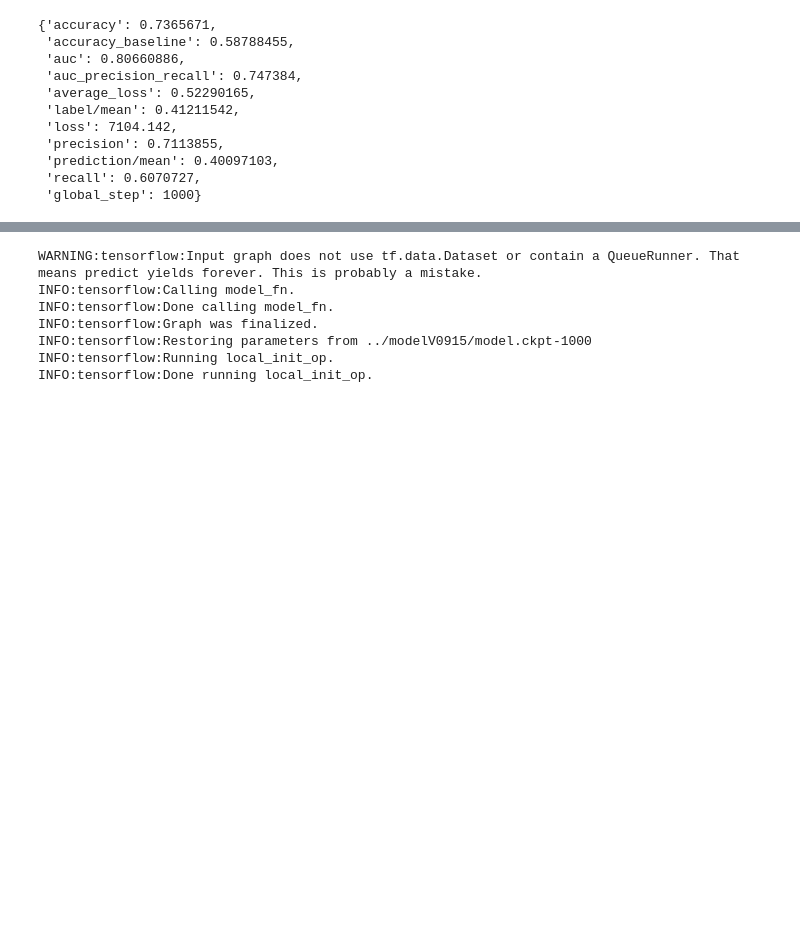
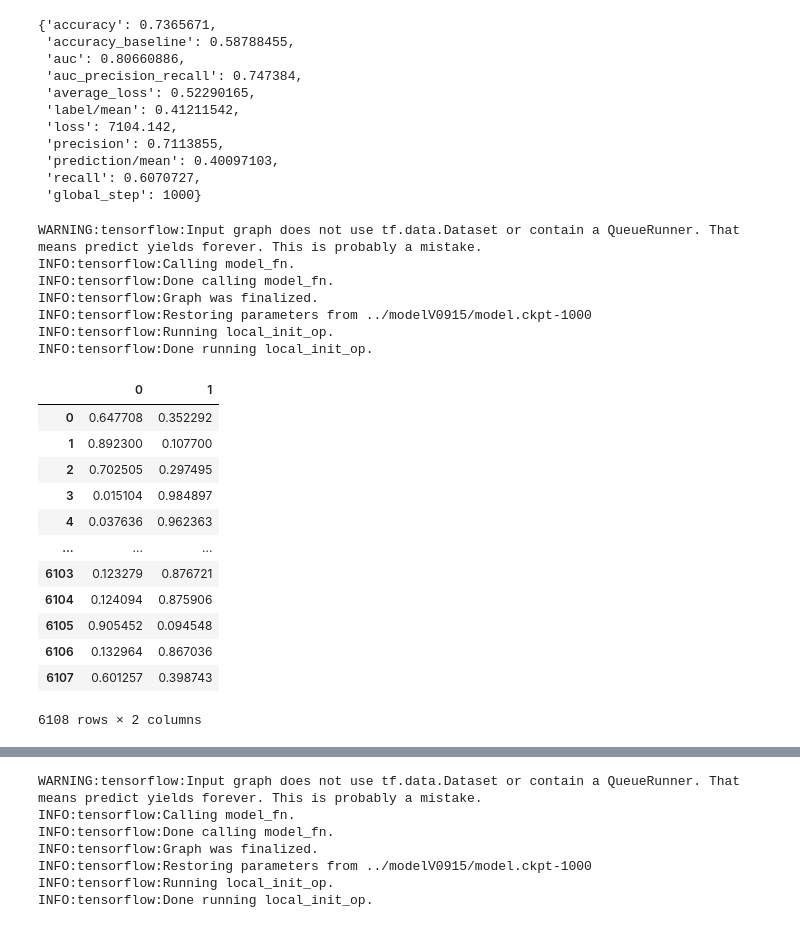
Before and after one commit to slowisfast2030/generalization, a Jupyter notebook: thu_model_train.ipynb, the cells around one changed output, grey strips where cells are left out. Drawn from its saved outputs; the diff is of its cells as text; code cells hidden in the pictures; blank space fills up the shorter version.

```diff
--- a/thu_model_train.ipynb
+++ b/thu_model_train.ipynb
@@ -353,3 +437,43 @@ results
  'global_step': 1000}
 # %%
 p = m.predict(input_fn=lambda: input_fn(sample_test_pickle), checkpoint_path = '../modelV0915/model.ckpt-1000')
+# %%
+##################################################################################################
+# 对泛化数据预测
+p = m.predict(input_fn=lambda: input_fn(sample_gen_pickle), checkpoint_path = '../modelV0915/model.ckpt-1000')
+
+count = 0
+pred = []
+for i in p:
+    if count == len(sample_gen_pickle):
+        break
+    # i是一个字典
+    #print(i)
+    pred.append(i['probabilities'])
+    count += 1
+
+pred_label = pd.DataFrame(pred)
+pred_label
+
+##################################################################################################
+# %% [output]
+WARNING:tensorflow:Input graph does not use tf.data.Dataset or contain a QueueRunner. That means predict yields forever. This is probably a mistake.
+INFO:tensorflow:Calling model_fn.
+INFO:tensorflow:Done calling model_fn.
+INFO:tensorflow:Graph was finalized.
+INFO:tensorflow:Restoring parameters from ../modelV0915/model.ckpt-1000
+INFO:tensorflow:Running local_init_op.
+INFO:tensorflow:Done running local_init_op.
+|  | 0 | 1 |
+| 0 | 0.647708 | 0.352292 |
+| 1 | 0.892300 | 0.107700 |
+| 2 | 0.702505 | 0.297495 |
+| 3 | 0.015104 | 0.984897 |
+| 4 | 0.037636 | 0.962363 |
+| ... | ... | ... |
+| 6103 | 0.123279 | 0.876721 |
+| 6104 | 0.124094 | 0.875906 |
+| 6105 | 0.905452 | 0.094548 |
+| 6106 | 0.132964 | 0.867036 |
+| 6107 | 0.601257 | 0.398743 |
+6108 rows × 2 columns
```
Also changed, not shown: parts of 8 cells of this notebook.
